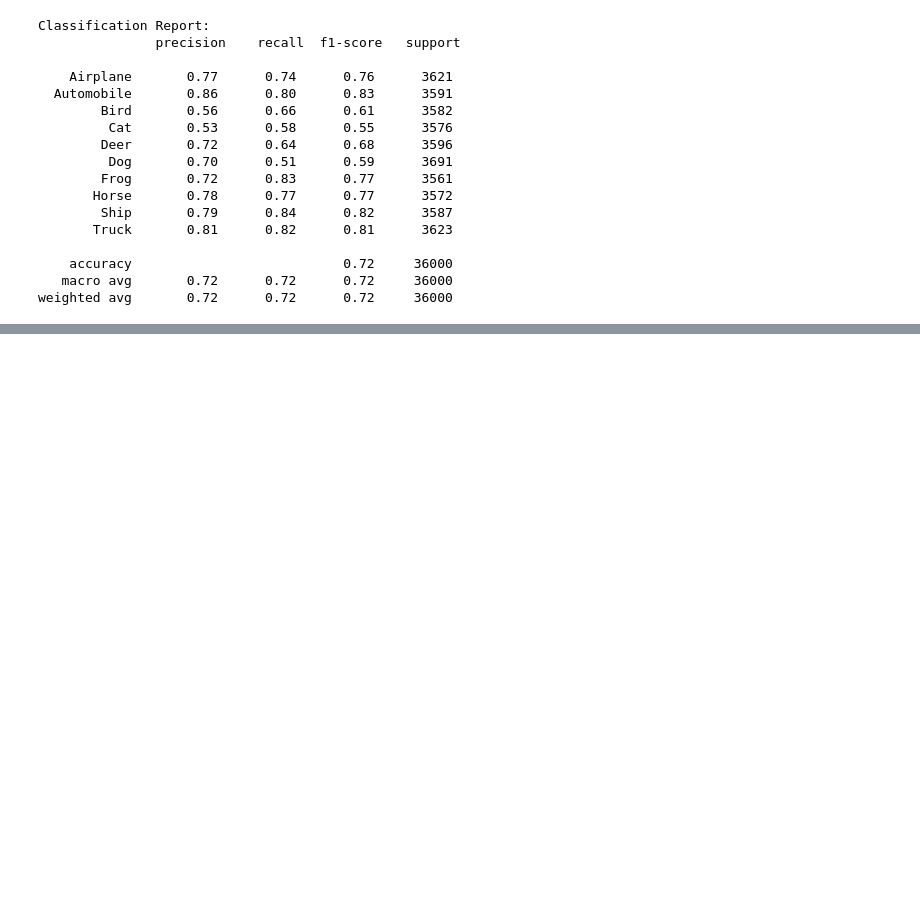
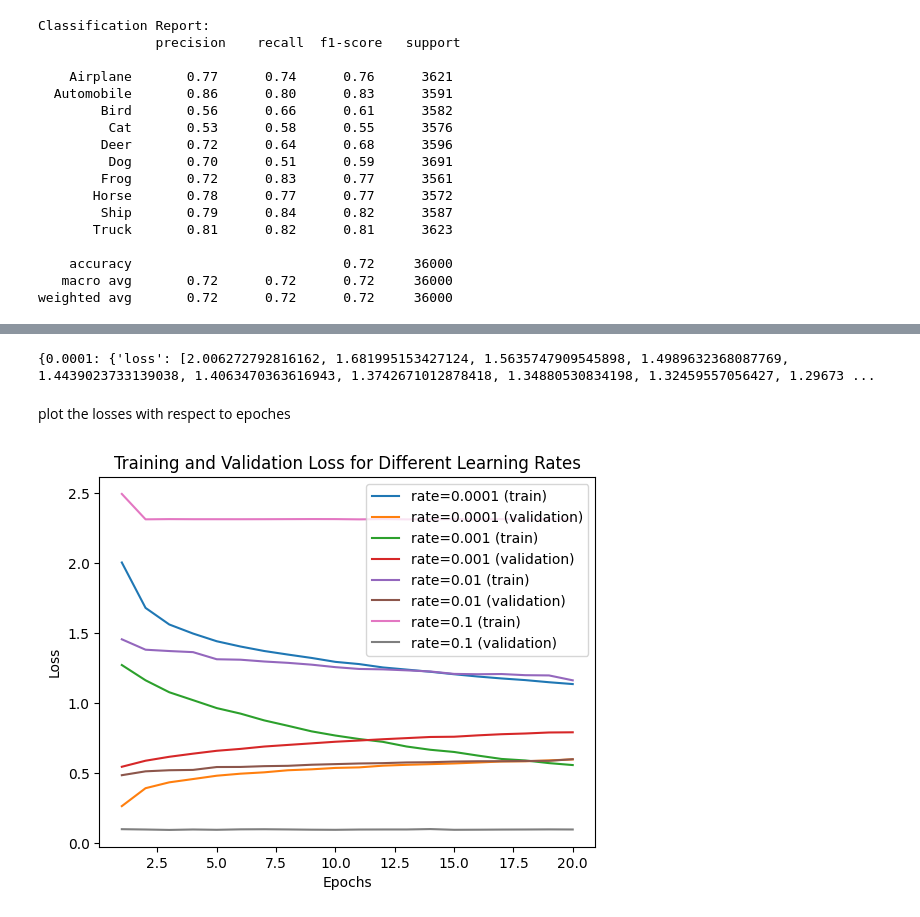
Before and after one commit to ShalikaNuwan/Image-classification-model, a Jupyter notebook: project.ipynb, the cells around one changed output, grey strips where cells are left out. Cells and saved outputs as stored; diff of their text form; code cells hidden in the pictures; blank space fills up the shorter version.

Commit message:
check the model with different learning rates

```diff
--- a/project.ipynb
+++ b/project.ipynb
@@ -155,0 +158,10 @@ weighted avg       0.72      0.72      0.72     36000
+# %%
+from tensorflow.keras.optimizers import Adam
+learning_rates = [0.0001, 0.001, 0.01,0.1]
+history_dict = {}
+
+for rate in learning_rates:
+    model.compile(optimizer = Adam(learning_rate=rate),loss = 'sparse_categorical_crossentropy',metrics =['accuracy'])
+    history = model.fit(train_images, train_labels, epochs=20, validation_data=(validate_images, validate_labels))
+
+    history_dict[rate] = history.history
@@ -155,0 +186,18 @@ weighted avg       0.72      0.72      0.72     36000
+# %%
+print(history_dict)
+# %% [output]
+{0.0001: {'loss': [2.006272792816162, 1.681995153427124, 1.5635747909545898, 1.4989632368087769, 1.4439023733139038, 1.4063470363616943, 1.3742671012878418, 1.34880530834198, 1.32459557056427, 1.29673 ...
+# %% [markdown]
+plot the losses with respect to epoches
+# %%
+for rates, history in history_dict.items():
+    plt.plot(range(1, 21), history['loss'], label=f'rate={rates} (train)')
+    plt.plot(range(1, 21), history['accuracy'], label=f'rate={rates} (validation)')
+
+plt.xlabel('Epochs')
+plt.ylabel('Loss')
+plt.title('Training and Validation Loss for Different Learning Rates')
+plt.legend()
+plt.show()
+# %% [output]
+[figure, added]
```
Also changed, not shown: parts of 2 cells of this notebook.
